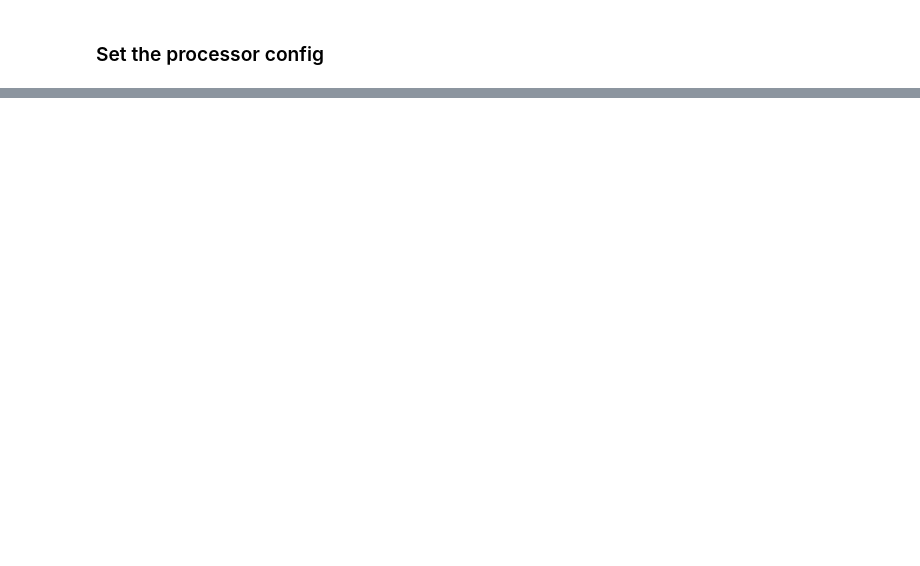
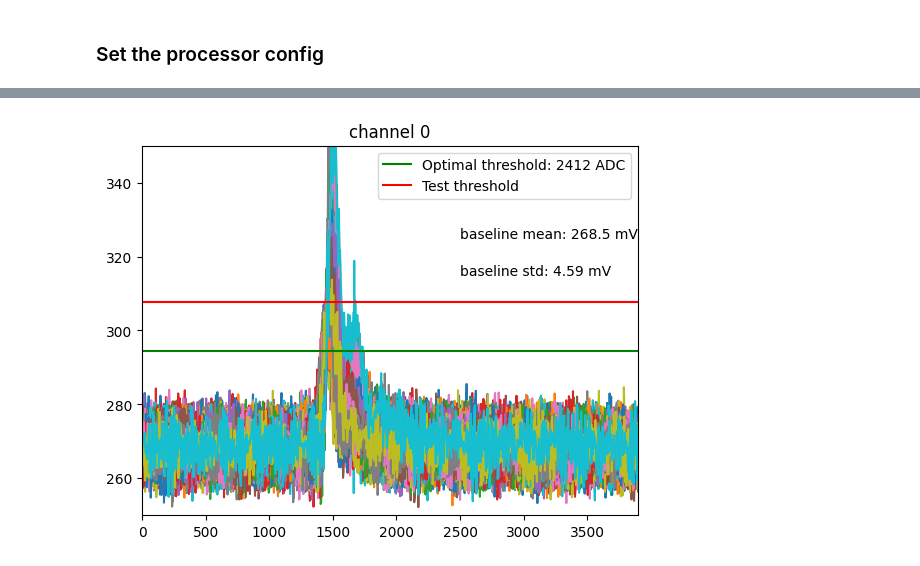
Before and after one commit to darkmatter-ucsd/SandyAQ, a Jupyter notebook: python_wrappers/notebooks/fast_wf_check.ipynb, the cells around one changed output, grey strips where cells are left out. Saved outputs shown, nothing was run; the diff lists cells and outputs as text; code cells hidden in the pictures; blank space fills up the shorter version.

```diff
--- a/python_wrappers/notebooks/fast_wf_check.ipynb
+++ b/python_wrappers/notebooks/fast_wf_check.ipynb
@@ -205,0 +137,80 @@ plt.show()
+# %%
+# sort meta_data_list by channel number
+sorted_meta_data_list = sorted(meta_data_list, key=lambda x: int(x.split('_')[-4]))
+
+baseline_mean_list = []
+baseline_std_list = []
+for i in range(len(meta_data_list)):
+    meta_data = sorted_meta_data_list[i]
+    meta_data_basename = os.path.basename(meta_data)
+    parts = meta_data_basename.split('_')
+    config_name = "_".join(parts[1:4]) + ".ini"
+    threshold_adc = parts[3]
+    channel = int(parts[2])
+    print(config_name)
+    config_path = os.path.join(data_folder, "tmp",config_name)
+    config = configparser.ConfigParser()
+    config.optionxform = str
+    config.read(config_path)
+
+    process_config = {"nchs": 1,
+    "nsamps": int(config.get("COMMON", "RECORD_LENGTH")),
+    "sample_selection": 120,
+    "samples_to_average": 40
+    }
+
+    # dump the config to a json file
+    with open("process_config.json", "w") as f:
+        json.dump(process_config, f)
+    if len(config.get("BOARD-0", "CHANNEL_LIST")) > 0:
+        board_number = 0
+    else:
+        board_number = 1
+
+    processor= sandpro.processing.rawdata.RawData(config_file = "process_config.json",
+                                               perchannel=False)
+    data_file_basename = meta_data_basename.replace("meta_", "").replace(".json", f"_board_{board_number}.bin")
+    try:
+        data = processor.get_rawdata_numpy(n_evts=1980,
+                                    file=os.path.join(data_folder, data_file_basename),
+                                    bit_of_daq=14,
+                                    headersize=4,inversion=False)
+        start_index, end_index = 1500, 1600
+    except Exception as e:
+        print(e)
+        data = processor.get_rawdata_numpy(n_evts=830,
+                                    file=os.path.join(data_folder, data_file_basename),
+                                    bit_of_daq=14,
+                                    headersize=4,inversion=False)
+        start_index, end_index = 750, 800
+
+
+    wfp = WFProcessor(data_folder, volt_per_adc=2/2**14)
+    wfp.set_data(data["data_per_channel"][start_index:end_index,0])
+    wfp.process_wfs()
+    baseline_std = np.mean(wfp.baseline_rms)
+    baseline_mean = np.mean(wfp.baseline)
+    baseline_mean_list.append(baseline_mean)
+    baseline_std_list.append(baseline_std)
+
+    threshold_mv = float(threshold_adc) * (2/2**14.) * 1000.
+    # set the threshold to be 2 * Vpp
+    optimal_threshold_mv = baseline_mean + 2 * (2 * np.sqrt(2) * baseline_std)
+    optimal_threshold_adc = int(optimal_threshold_mv / (2/2**14.)/1000 )
+
+
+    time = np.arange(0, process_config["nsamps"], 1) * 4
+    for i in range(start_index,end_index):
+        plt.plot(time, data["data_per_channel"][i][0])
+    plt.axhline(optimal_threshold_mv, color='g',label=f"Optimal threshold: {optimal_threshold_adc} ADC")
+    plt.axhline(threshold_mv, color='r',label="Test threshold")
+    plt.text(2500,325,f"baseline mean: {baseline_mean:.1f} mV")
+    plt.text(2500,315,f"baseline std: {baseline_std:.2f} mV")
+
+    plt.ylim(250,350)
+    plt.xlim(0,3900)
+    plt.legend()
+    plt.title(f"channel {channel}")
+    plt.savefig(f"test_threshold_channel_{channel}.png")
+    plt.show()
+# %% [output]
@@ -205,0 +218 @@ plt.show()
+[figure, added]
```
Also changed, not shown: parts of 27 cells of this notebook, 3 other files.
